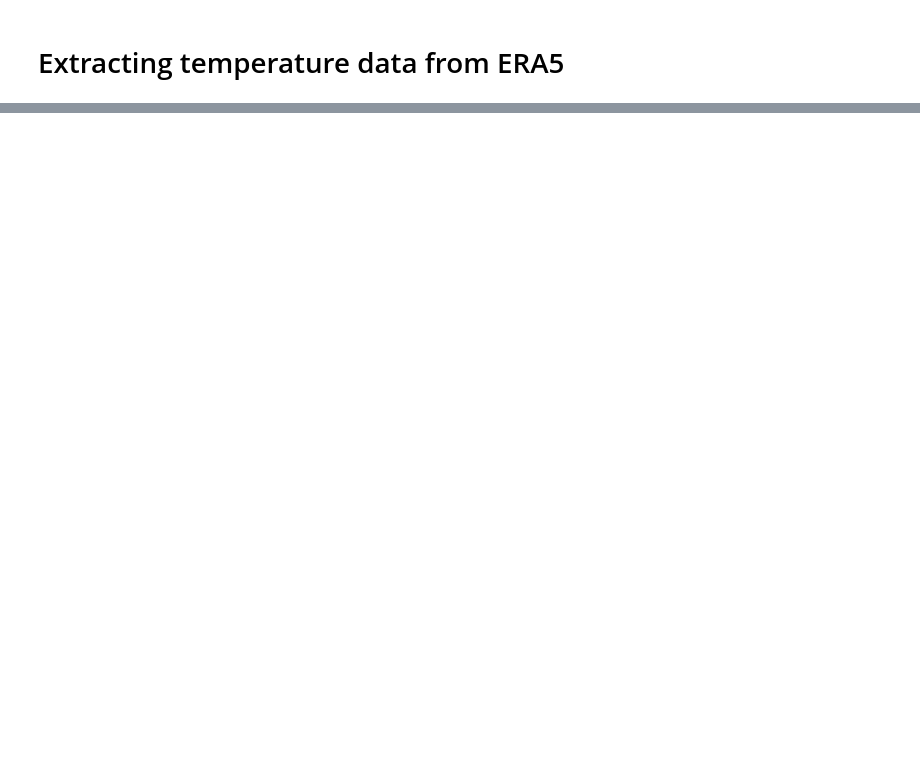
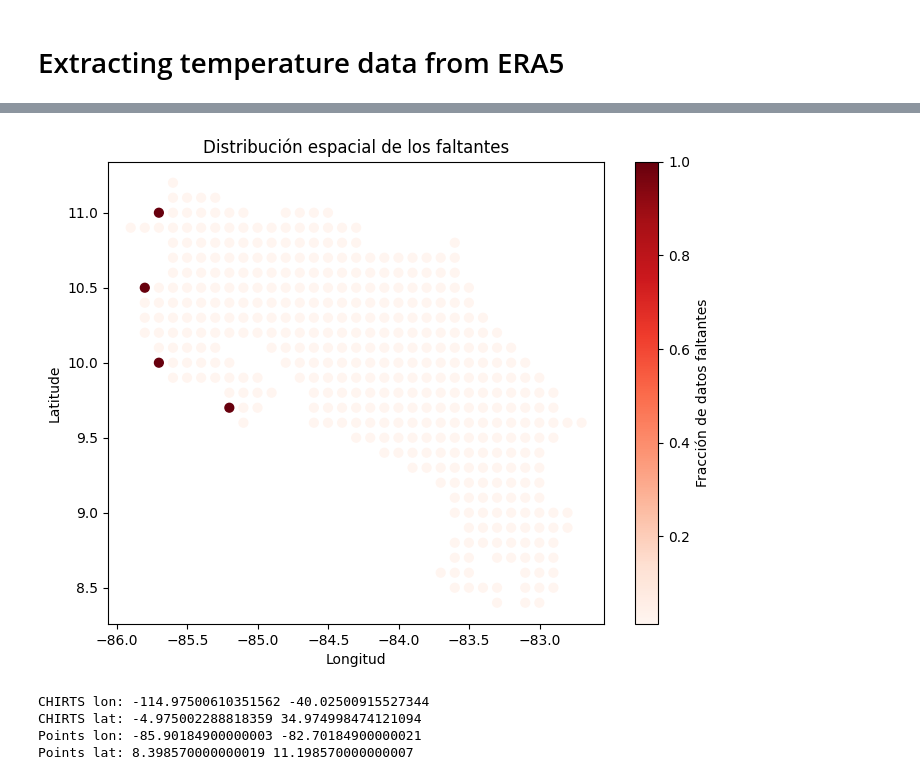
Before and after one commit to artisticlimon/dengue-model, a Jupyter notebook: extraction/extract_temperature.ipynb, the cells around one changed output, grey strips where cells are left out. Saved outputs shown, nothing was run; the diff lists cells and outputs as text; code cells hidden in the pictures; blank space fills up the shorter version.

```diff
--- a/extraction/extract_temperature.ipynb
+++ b/extraction/extract_temperature.ipynb
@@ -126 +66,26 @@ t2m = ds["t2m"].sel(
+# %%
+
+import matplotlib.pyplot as plt
+nan_fraction = tmax.isnull().mean("time")
+
+plt.figure(figsize=(8, 6))
+plt.scatter(points.lon, points.lat, c=nan_fraction, cmap="Reds", s=40)
+plt.colorbar(label="Fracción de datos faltantes")
+plt.xlabel("Longitud")
+plt.ylabel("Latitude")
+plt.title("Distribución espacial de los faltantes")
+plt.show()
+# %% [output]
+[figure, added]
+# %%
+print("CHIRTS lon:", lon_min, lon_max)
+print("CHIRTS lat:", lat_min, lat_max)
+
+print("Points lon:", points.lon.min(), points.lon.max())
+print("Points lat:", points.lat.min(), points.lat.max())
+# %% [output]
+CHIRTS lon: -114.97500610351562 -40.02500915527344
+CHIRTS lat: -4.975002288818359 34.974998474121094
+Points lon: -85.90184900000003 -82.70184900000021
+Points lat: 8.398570000000019 11.198570000000007
 # %%
```
Also changed, not shown: parts of 25 cells of this notebook.
